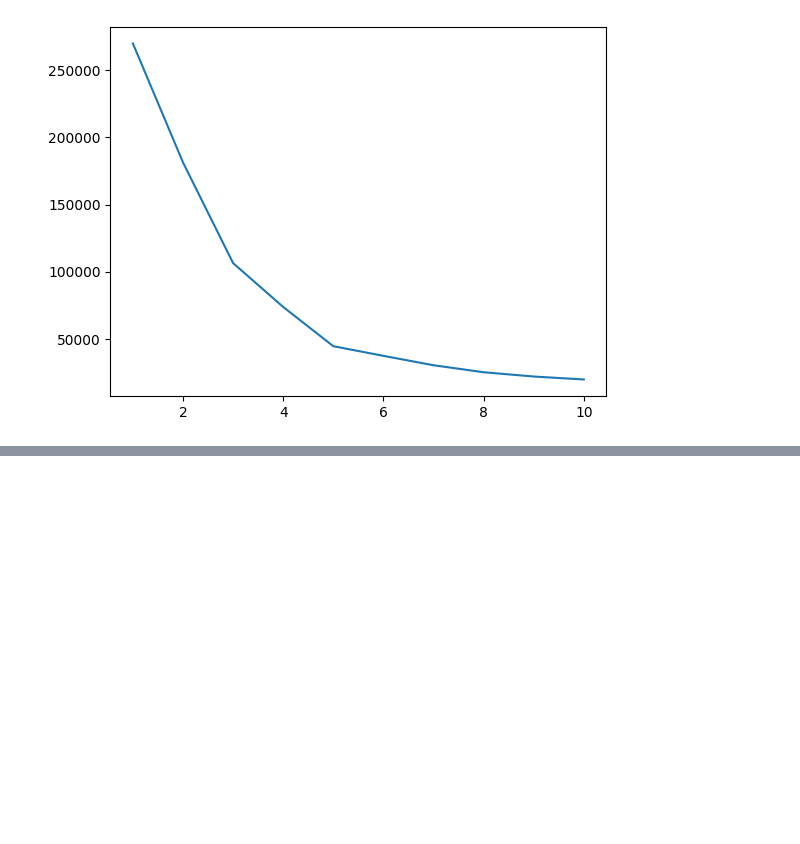
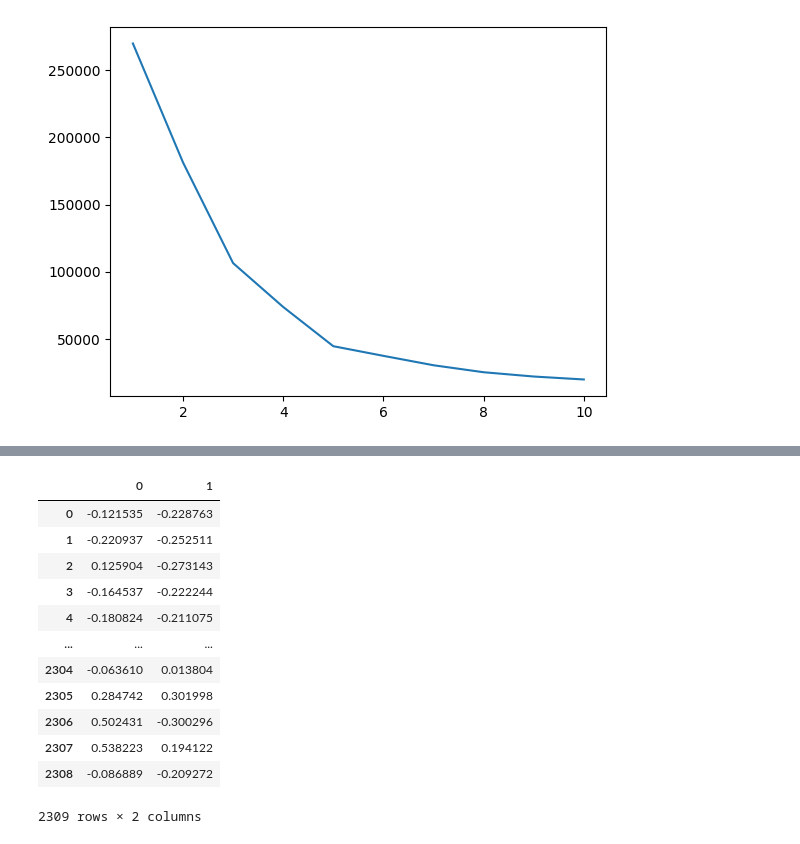
Before and after one commit to Hrishikesh-tonge/ML-Lab, a Jupyter notebook: Day14.ipynb, the cells around one changed output, grey strips where cells are left out. Cells and saved outputs as stored; diff of their text form; code cells hidden in the pictures; blank space fills up the shorter version.

```diff
--- a/Day14.ipynb
+++ b/Day14.ipynb
@@ -96,0 +180,16 @@ plt.plot(range(1,11),wcss)
+# %%
+df
+# %% [output]
+|  | 0 | 1 |
+| 0 | -0.121535 | -0.228763 |
+| 1 | -0.220937 | -0.252511 |
+| 2 | 0.125904 | -0.273143 |
+| 3 | -0.164537 | -0.222244 |
+| 4 | -0.180824 | -0.211075 |
+| ... | ... | ... |
+| 2304 | -0.063610 | 0.013804 |
+| 2305 | 0.284742 | 0.301998 |
+| 2306 | 0.502431 | -0.300296 |
+| 2307 | 0.538223 | 0.194122 |
+| 2308 | -0.086889 | -0.209272 |
+2309 rows × 2 columns
```
Also changed, not shown: parts of 19 cells of this notebook, 7 other files.
